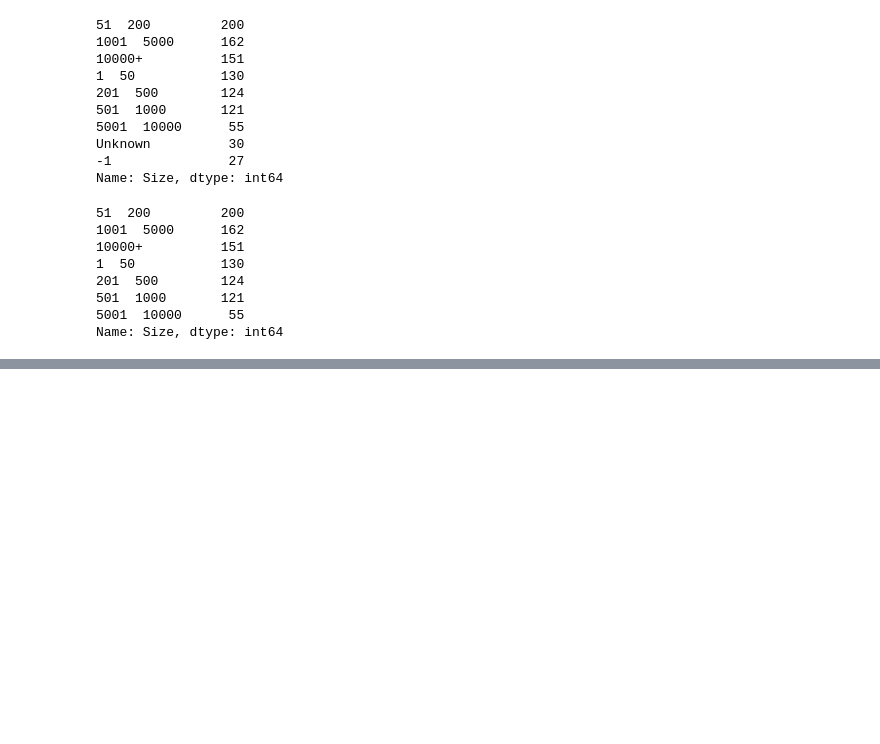
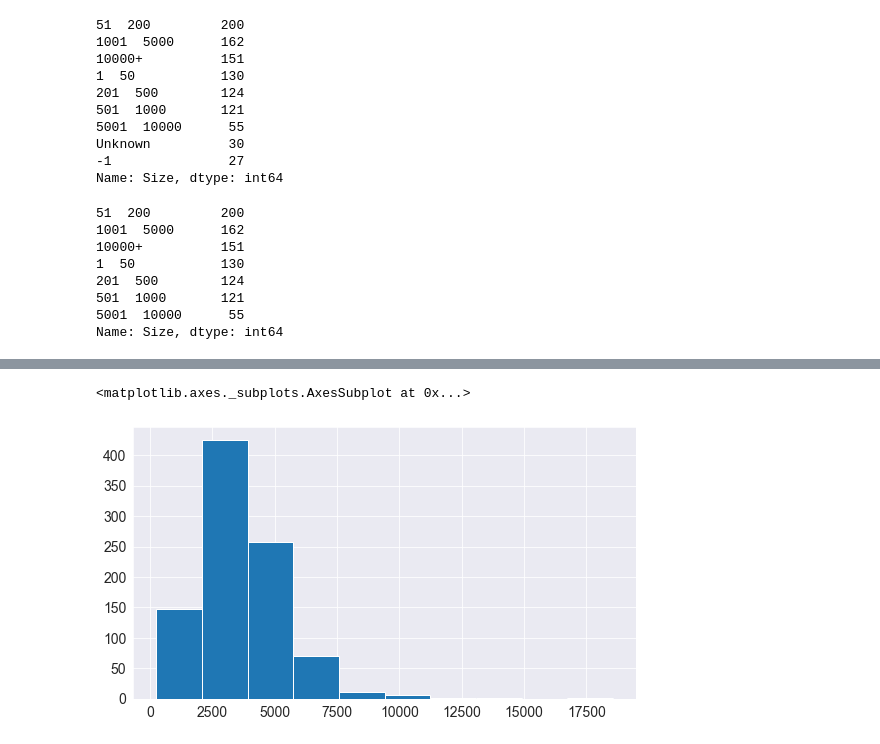
Before and after one commit to paritosh100/Glassdoor-Data-Science-Jobs-Analysis, a Jupyter notebook: Untitled.ipynb, the cells around one changed output, grey strips where cells are left out. Cells and saved outputs as stored; diff of their text form; code cells hidden in the pictures; blank space fills up the shorter version.

```diff
--- a/Untitled.ipynb
+++ b/Untitled.ipynb
@@ -338,0 +413,6 @@ f
+# %%
+#job description length
+copy_df['desc length'].hist()
+# %% [output]
+<matplotlib.axes._subplots.AxesSubplot at 0x...>
+[figure, added]
```
Also changed, not shown: parts of 50 cells of this notebook, 1 other file.
